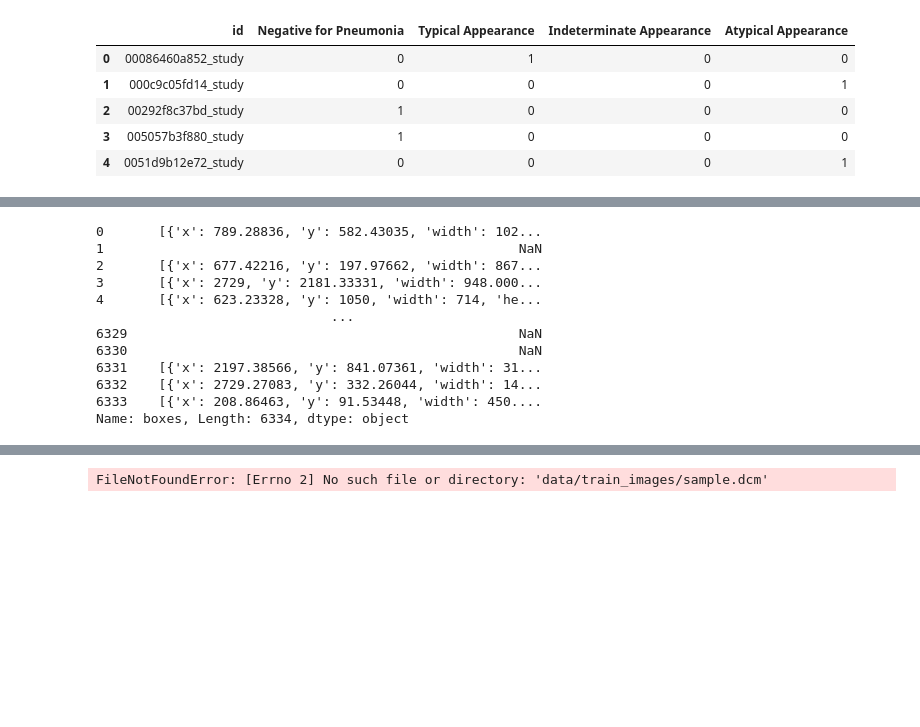
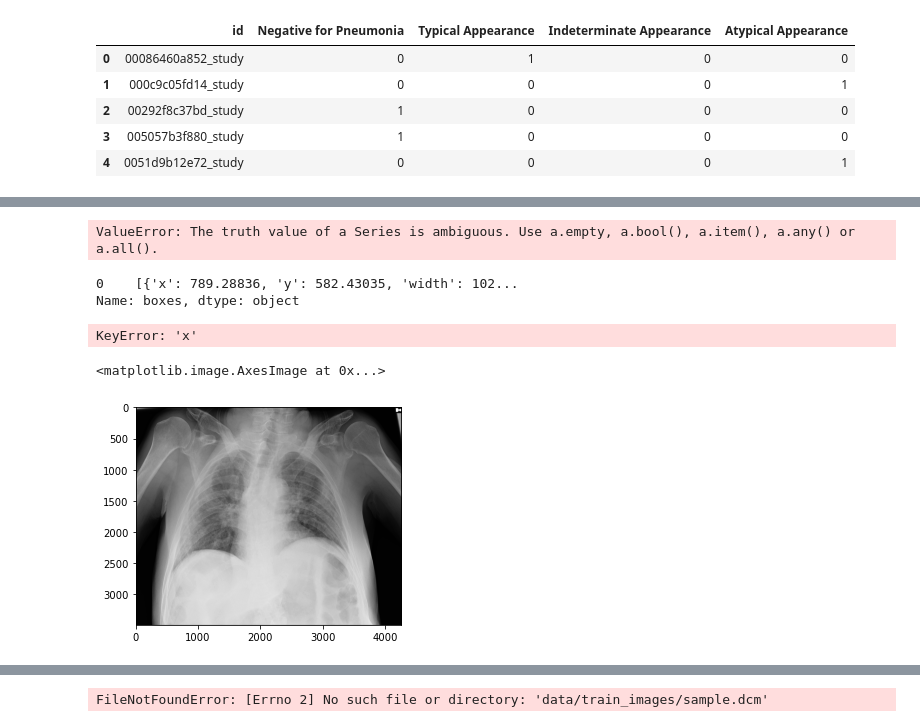
Before and after one commit to Hira63S/covid19, a Jupyter notebook: Notebooks/Data_exploration.ipynb, the cells around one changed output, grey strips where cells are left out. Cells and saved outputs as stored; diff of their text form; code cells hidden in the pictures; blank space fills up the shorter version.

Commit message:
data exploration

```diff
--- a/Notebooks/Data_exploration.ipynb
+++ b/Notebooks/Data_exploration.ipynb
@@ -54,0 +58,9 @@ train.head()
+# %%
+fpath = 'C:/Users/cathx/repos/covid19/train'
+links = []
+for folder in os.listdir(fpath):
+    link = fpath + '/' + folder
+    for img in os.listdir(link):
+        imgs = link + '/' + img
+        for k in os.listdir(imgs):
+            links.append(imgs + '/' + k)
@@ -54,0 +71,7 @@ train.head()
+# %%
+img_data = '000a312787f2_image'
+for i in image_csv['id']:
+    if image_csv['id'] == img_data:
+        print(image_csv[id])
+# %% [output]
+ValueError: The truth value of a Series is ambiguous. Use a.empty, a.bool(), a.item(), a.any() or a.all().
@@ -55,15 +80,21 @@ train.head()
 # %%
-train['boxes']
+row['boxes']
 # %% [output]
-0       [{'x': 789.28836, 'y': 582.43035, 'width': 102...
-1                                                     NaN
-2       [{'x': 677.42216, 'y': 197.97662, 'width': 867...
-3       [{'x': 2729, 'y': 2181.33331, 'width': 948.000...
-4       [{'x': 623.23328, 'y': 1050, 'width': 714, 'he...
-                              ...
-6329                                                  NaN
-6330                                                  NaN
-6331    [{'x': 2197.38566, 'y': 841.07361, 'width': 31...
-6332    [{'x': 2729.27083, 'y': 332.26044, 'width': 14...
-6333    [{'x': 208.86463, 'y': 91.53448, 'width': 450....
-Name: boxes, Length: 6334, dtype: object
+0    [{'x': 789.28836, 'y': 582.43035, 'width': 102...
+Name: boxes, dtype: object
+# %%
+x = row['boxes']['x']
+x
+# %% [output]
+KeyError: 'x'
+# %%
+for i in links:
+#     print(i[:-lens])
+    if i[-len('000a312787f2.dcm'):] == '000a312787f2.dcm':
+        sample_i = i
+# %%
+img = dcmread(sample_i)
+plt.imshow(img.pixel_array, cmap=plt.cm.gray)
+# %% [output]
+<matplotlib.image.AxesImage at 0x...>
+[figure, added]
```
Also changed, not shown: parts of 12 cells of this notebook.
